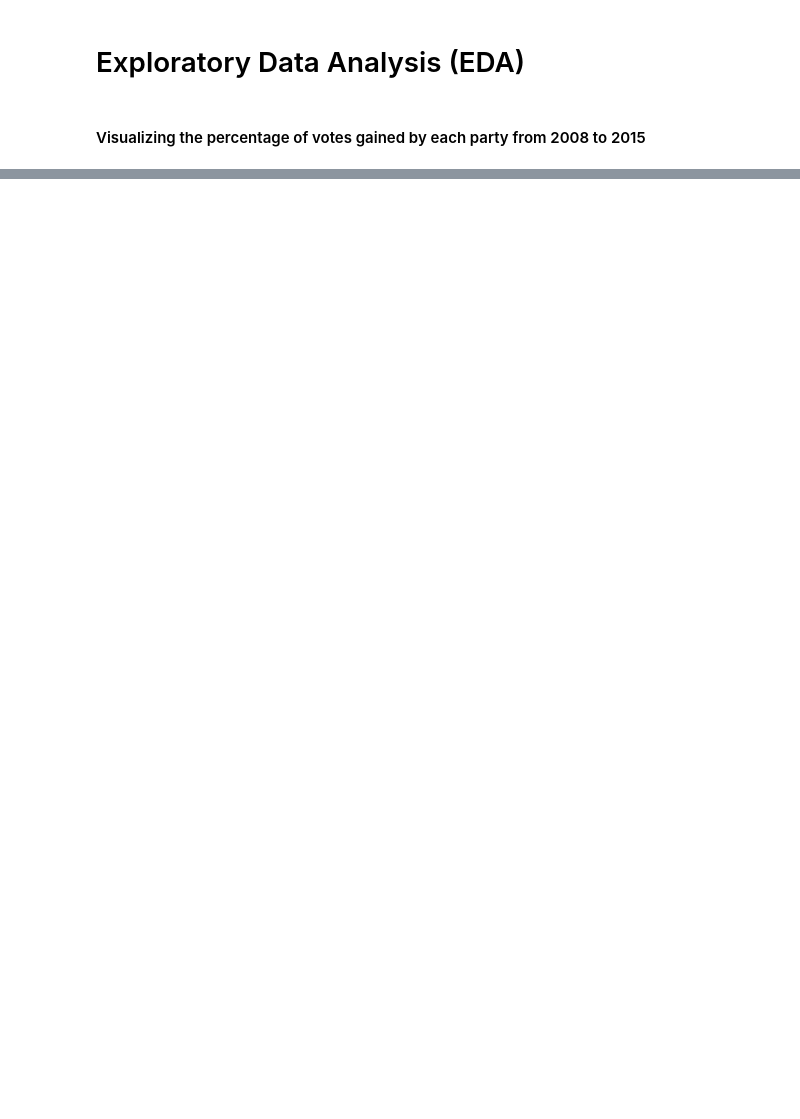
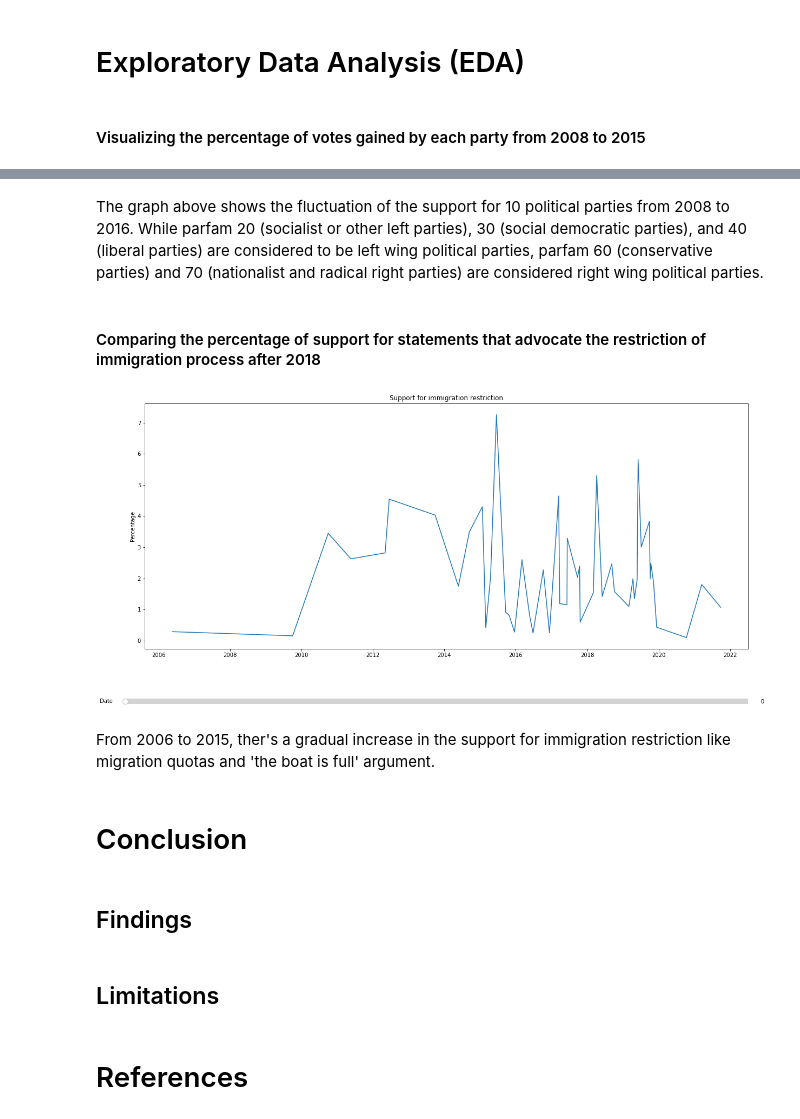
Before and after one commit to st101cc/EU-revisited, a Jupyter notebook: draft.ipynb, the cells around one changed output, grey strips where cells are left out. Saved outputs shown, nothing was run; the diff lists cells and outputs as text; code cells hidden in the pictures; blank space fills up the shorter version.

```diff
--- a/draft.ipynb
+++ b/draft.ipynb
@@ -153,0 +116,7 @@ SyntaxError: invalid syntax (2935270071.py, line 2)
+# %% [markdown]
+The graph above shows the fluctuation of the support for 10 political parties from 2008 to 2016. While parfam 20 (socialist or other left parties), 30 (social democratic parties), and 40 (liberal parties) are considered to be left wing political parties, parfam 60 (conservative parties) and 70 (nationalist and radical right parties) are considered right wing political parties.
+# %% [markdown]
+#### Comparing the percentage of support for statements that advocate the restriction of immigration process after 2018
+# %%
+# group by date and excluse rows where per601_2 column contains values that are 0.
+per601 = eu_df[eu_df['per601_2'] != 0.0].groupby('edate').mean()
@@ -153,0 +125,37 @@ SyntaxError: invalid syntax (2935270071.py, line 2)
+# %%
+# visualize the average support rate for immigration restriction
+
+fig, ax = plt.subplots(figsize=(20, 10))
+plt.subplots_adjust(bottom=0.25)
+
+line, = plt.plot(per601.index, per601['per601_2'])
+plt.ylabel('Percentage')
+plt.title('Support for immigration restriction')
+
+ax_slider = plt.axes([0.1, 0.1, 0.8, 0.03], facecolor='lightgray')
+slider = Slider(ax_slider, 'Date', 0, len(per601.index) - 1, valinit=0, valstep=1)
+
+# update the displayed data based on the slider value
+def update(val):
+    index = int(slider.val)
+    line.set_xdata(per601.index[index:])
+    line.set_ydata(per601['per601_2'][index:])
+    ax.set_xlim(per601.index[index], per601.index[index + 10])  # Show a range of 10 points
+    ax.set_ylim(min(per601['per601_2'][index:index + 10]), max(per601['per601_2'][index:index + 10]))
+    fig.canvas.draw_idle()
+
+slider.on_changed(update)
+
+plt.show()
+# %% [output]
+[figure, added]
+# %% [markdown]
+From 2006 to 2015, ther's a gradual increase in the support for immigration restriction like migration quotas and 'the boat is full' argument.
+# %% [markdown]
+# Conclusion
+# %% [markdown]
+## Findings
+# %% [markdown]
+## Limitations
+# %% [markdown]
+# References
```
Also changed, not shown: parts of 16 cells of this notebook.
